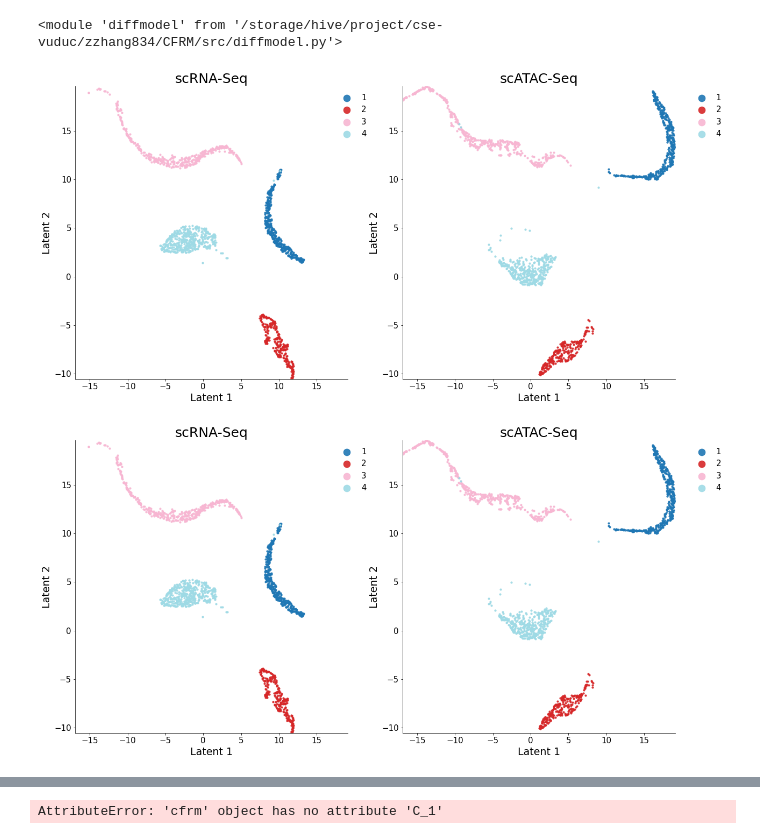
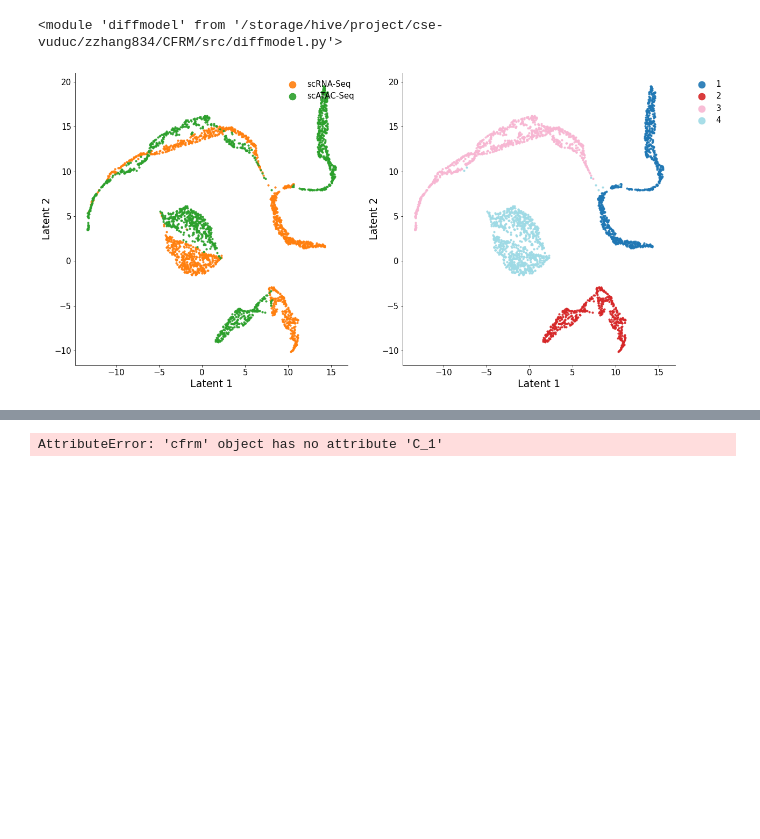
Before and after one commit to PeterZZQ/scMoMaT, a Jupyter notebook: src/demo_v2.ipynb, the cells around one changed output, grey strips where cells are left out. Drawn from its saved outputs; the diff is of its cells as text; code cells hidden in the pictures; blank space fills up the shorter version.

```diff
--- a/src/demo_v2.ipynb
+++ b/src/demo_v2.ipynb
@@ -89,11 +91,11 @@ counts = {"rna":[counts_rna1, counts_rna2], "atac": [], "gact": [A]}
 counts_rna = np.concatenate((counts_rna1, counts_rna2), axis = 0)
 umap_op = UMAP(n_components = 2, n_neighbors = 15, min_dist = 0.4)
 z = umap_op.fit_transform(counts_rna)
-utils.plot_latent(z[:counts_rna1.shape[0],:], z[counts_rna1.shape[0]:,:],
-                  label_rna, label_atac, mode= "separate", save = None)
-# %% [output]
-[figure, removed]
-[figure, removed]
+# %%
+utils.plot_latent(z[:counts_rna1.shape[0],:], z[counts_rna1.shape[0]:,:],
+                  label_rna, label_atac, mode= "hybrid", save = None)
+# %% [output]
+[figure, added]
 # %%
 # train model
 alpha = [1000, 1000, 100, 100, 1, 0.5, 0.5, 0.1]
```
Also changed, not shown: parts of 6 cells of this notebook, 1 other file.
